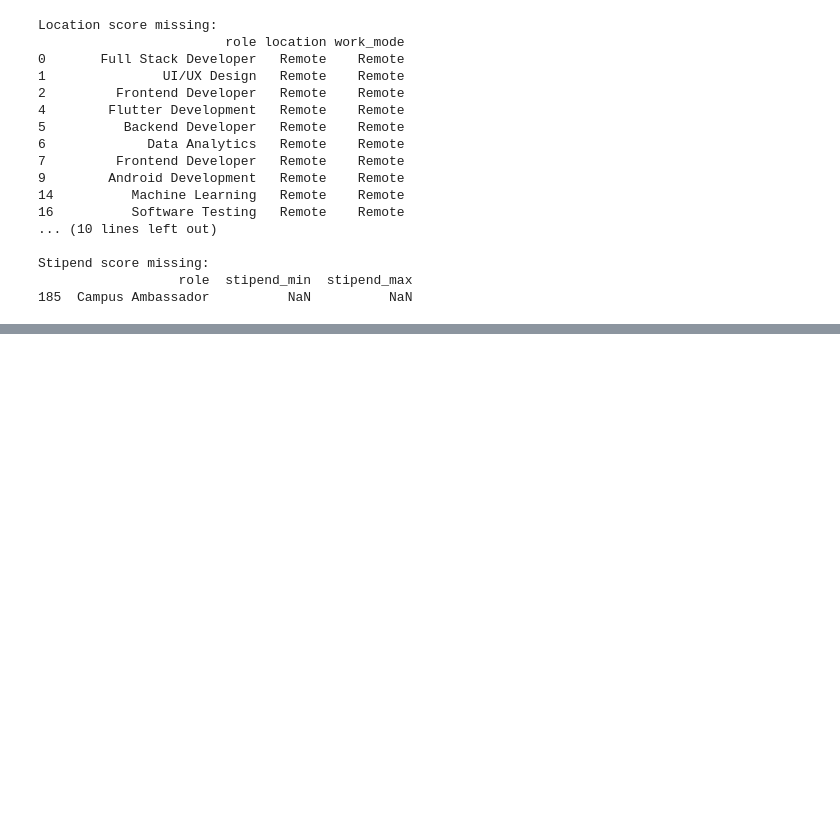
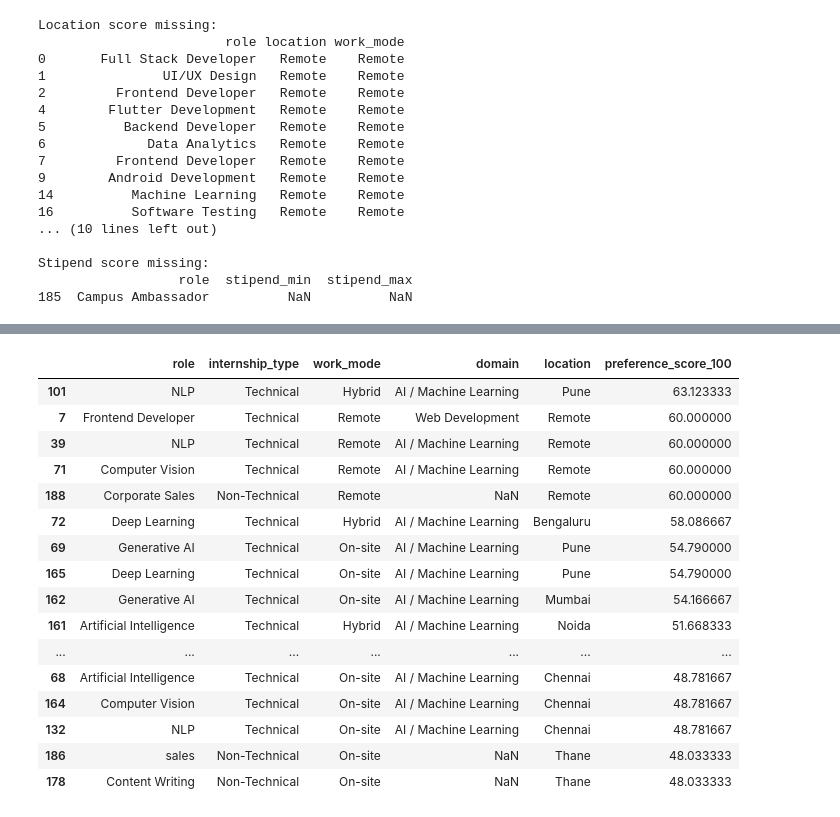
Before and after one commit to shubhamsahni098-commits/InternSetu, a Jupyter notebook: notebooks/03_feature_engineering.ipynb, the cells around one changed output, grey strips where cells are left out. Saved outputs shown, nothing was run; the diff lists cells and outputs as text; code cells hidden in the pictures; blank space fills up the shorter version.

```diff
--- a/notebooks/03_feature_engineering.ipynb
+++ b/notebooks/03_feature_engineering.ipynb
@@ -1535,0 +1698,54 @@ Stipend score missing:
+# %%
+# Step 3 - Calculate Overall Preference Score
+
+preference_score_columns = [
+    "internship_type_score_100",
+    "work_mode_match_100",
+    "domain_match_100",
+    "location_score_100",
+    "stipend_score_100",
+    "duration_score_100"
+]
+
+# Select only eligible internships from internship_df
+# This preserves all calculated feature columns.
+preference_df = internship_df[
+    internship_df["internship_id"].isin(
+        eligible_df["internship_id"]
+    )
+].copy()
+
+# Calculate overall preference score
+# NaN values are ignored.
+preference_df["preference_score_100"] = (
+    preference_df[preference_score_columns]
+    .mean(axis=1, skipna=True)
+)
+
+print("Eligible internships:", len(preference_df))
+
+print("\nPreference Score Statistics:")
+print(
+    preference_df["preference_score_100"].describe()
+)
+
+print("\nTop Preference Matches:")
+
+display(
+    preference_df[
+        [
+            "role",
+            "internship_type",
+            "work_mode",
+            "domain",
+            "location",
+            "preference_score_100"
+        ]
+    ]
+    .sort_values(
+        "preference_score_100",
+        ascending=False
+    )
+    .head(20)
+)
+# %% [output]
@@ -1535,0 +1766,17 @@ Stipend score missing:
+|  | role | internship_type | work_mode | domain | location | preference_score_100 |
+| 101 | NLP | Technical | Hybrid | AI / Machine Learning | Pune | 63.123333 |
+| 7 | Frontend Developer | Technical | Remote | Web Development | Remote | 60.000000 |
+| 39 | NLP | Technical | Remote | AI / Machine Learning | Remote | 60.000000 |
+| 71 | Computer Vision | Technical | Remote | AI / Machine Learning | Remote | 60.000000 |
+| 188 | Corporate Sales | Non-Technical | Remote | NaN | Remote | 60.000000 |
+| 72 | Deep Learning | Technical | Hybrid | AI / Machine Learning | Bengaluru | 58.086667 |
+| 69 | Generative AI | Technical | On-site | AI / Machine Learning | Pune | 54.790000 |
+| 165 | Deep Learning | Technical | On-site | AI / Machine Learning | Pune | 54.790000 |
+| 162 | Generative AI | Technical | On-site | AI / Machine Learning | Mumbai | 54.166667 |
+| 161 | Artificial Intelligence | Technical | Hybrid | AI / Machine Learning | Noida | 51.668333 |
+| ... | ... | ... | ... | ... | ... | ... |
+| 68 | Artificial Intelligence | Technical | On-site | AI / Machine Learning | Chennai | 48.781667 |
+| 164 | Computer Vision | Technical | On-site | AI / Machine Learning | Chennai | 48.781667 |
+| 132 | NLP | Technical | On-site | AI / Machine Learning | Chennai | 48.781667 |
+| 186 | sales | Non-Technical | On-site | NaN | Thane | 48.033333 |
+| 178 | Content Writing | Non-Technical | On-site | NaN | Thane | 48.033333 |
```
Also changed, not shown: parts of 32 cells of this notebook, 28 other files.
